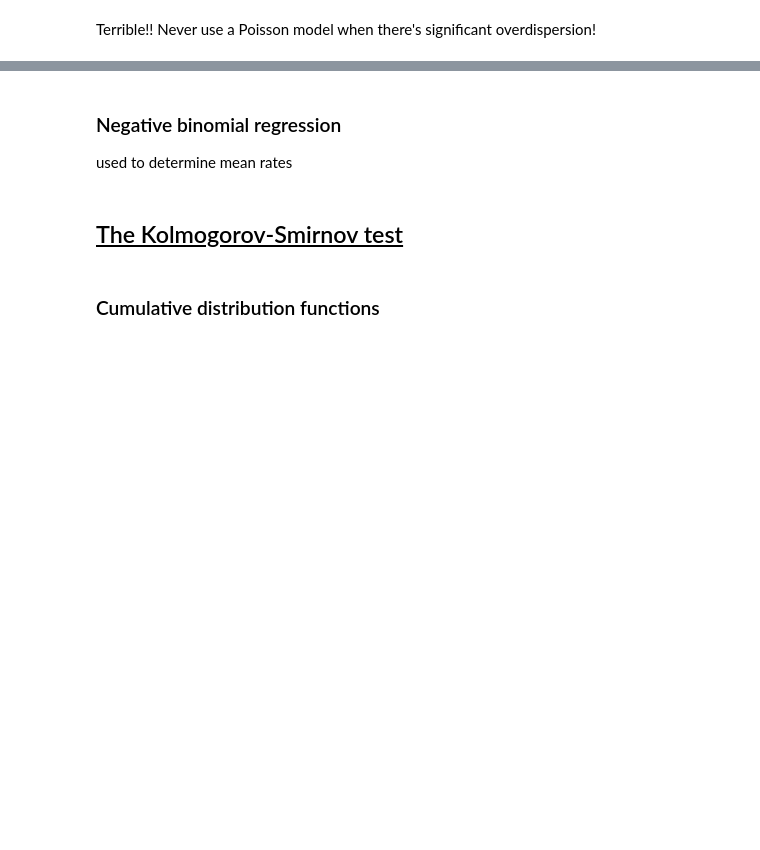
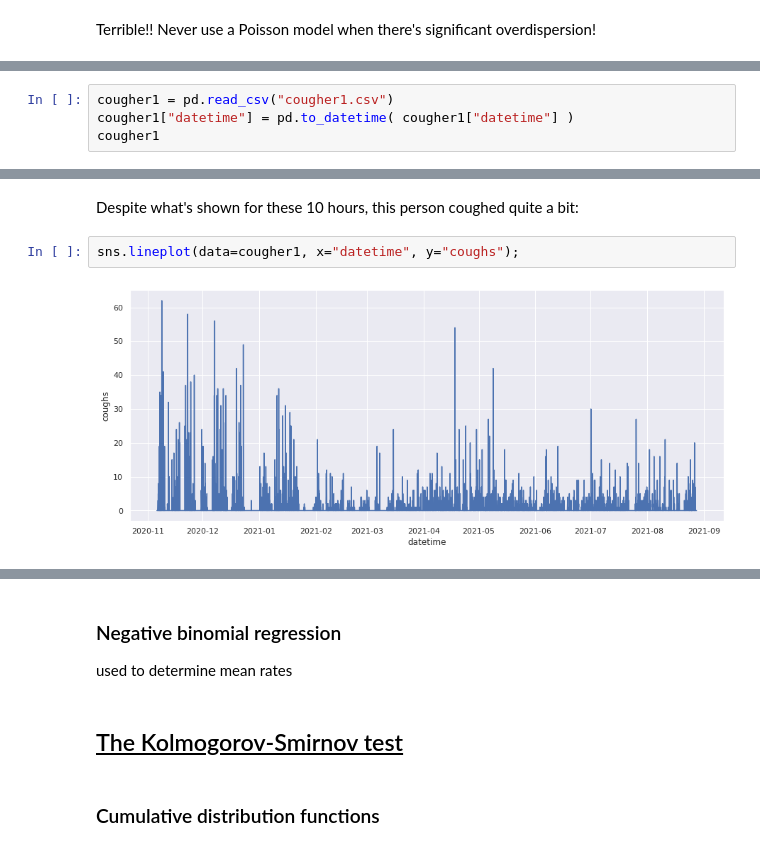
Before and after one commit to pajacobson/regression, a Jupyter notebook: twitch/count_models/Count models.ipynb, the cells around one changed output, grey strips where cells are left out. Cells and saved outputs as stored; diff of their text form; blank space fills up the shorter version.

```diff
--- a/twitch/count_models/Count models.ipynb
+++ b/twitch/count_models/Count models.ipynb
@@ -376,0 +378,4 @@ Navarra Hyfe data -- has zeroes!!
+# %%
+cougher1 = pd.read_csv("cougher1.csv")
+cougher1["datetime"] = pd.to_datetime( cougher1["datetime"] )
+cougher1
@@ -376,0 +396,6 @@ Navarra Hyfe data -- has zeroes!!
+# %% [markdown]
+Despite what's shown for these 10 hours, this person coughed quite a bit:
+# %%
+sns.lineplot(data=cougher1, x="datetime", y="coughs");
+# %% [output]
+[figure, added]
```
Also changed, not shown: parts of 36 cells of this notebook, 5 other files.
